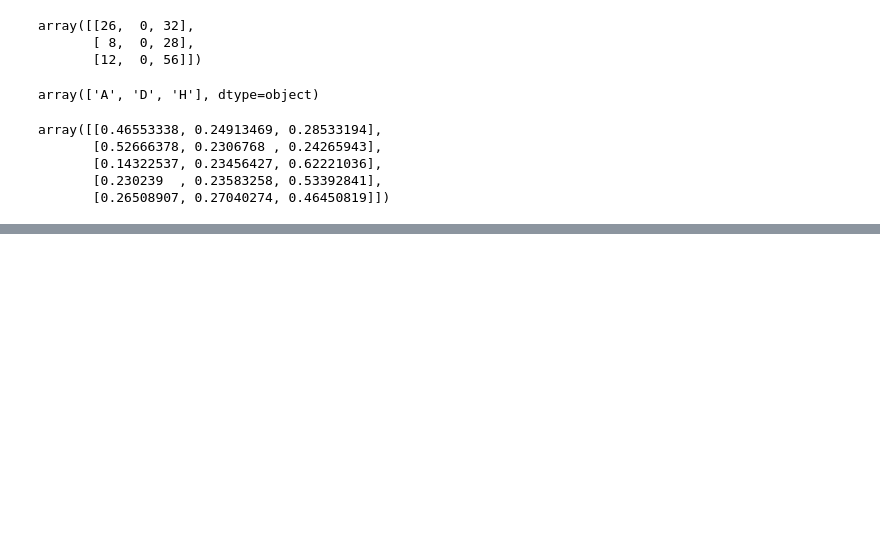
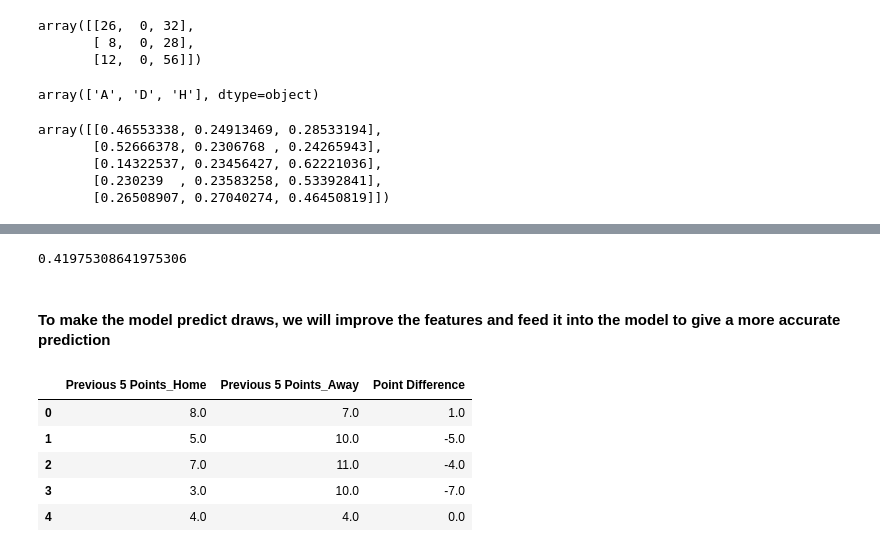
Before and after one commit to nemo-code-ai/epl-prediction-system, a Jupyter notebook: src/epl_prediction_system/system.ipynb, the cells around one changed output, grey strips where cells are left out. Drawn from its saved outputs; the diff is of its cells as text; code cells hidden in the pictures; blank space fills up the shorter version.

```diff
--- a/src/epl_prediction_system/system.ipynb
+++ b/src/epl_prediction_system/system.ipynb
@@ -920,0 +933,7 @@ array([[0.46553338, 0.24913469, 0.28533194],
+# %%
+baseline_accuracy = y_test.value_counts(normalize=True).max()
+print(baseline_accuracy)
+# %% [output]
+0.41975308641975306
+# %% [markdown]
+#### To make the model predict draws, we will improve the features and feed it into the model to give a more  accurate prediction
@@ -920,0 +944,9 @@ array([[0.46553338, 0.24913469, 0.28533194],
+# %%
+model_data[['Previous 5 Points_Home', 'Previous 5 Points_Away', 'Point Difference']].head()
+# %% [output]
+|  | Previous 5 Points_Home | Previous 5 Points_Away | Point Difference |
+| 0 | 8.0 | 7.0 | 1.0 |
+| 1 | 5.0 | 10.0 | -5.0 |
+| 2 | 7.0 | 11.0 | -4.0 |
+| 3 | 3.0 | 10.0 | -7.0 |
+| 4 | 4.0 | 4.0 | 0.0 |
```
Also changed, not shown: parts of 17 cells of this notebook.
